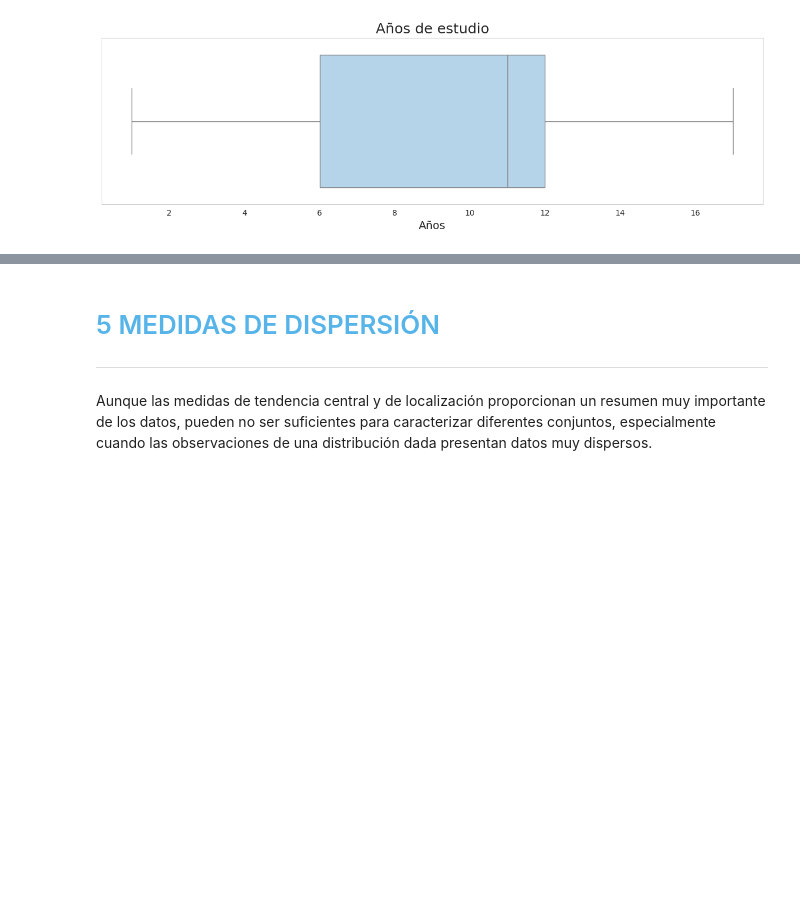
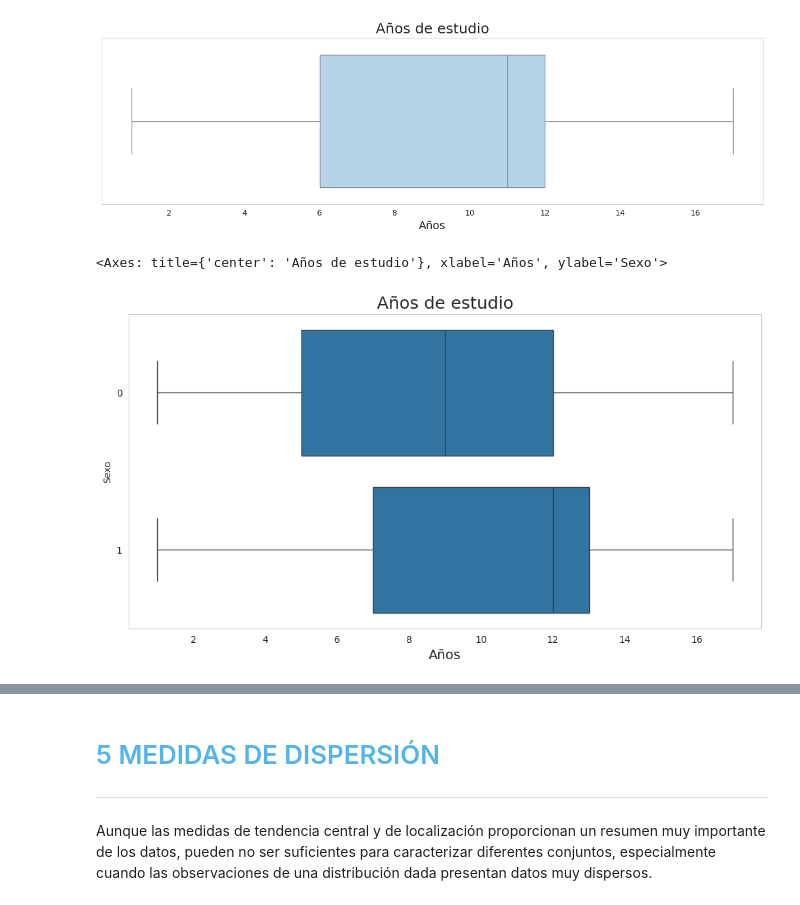
Before and after one commit to r2x4/machine_alura_oracle, a Jupyter notebook: frecuencia_medidas/colab_estadistica.ipynb.ipynb, the cells around one changed output, grey strips where cells are left out. Saved outputs shown, nothing was run; the diff lists cells and outputs as text; code cells hidden in the pictures; blank space fills up the shorter version.

```diff
--- a/frecuencia_medidas/colab_estadistica.ipynb.ipynb
+++ b/frecuencia_medidas/colab_estadistica.ipynb.ipynb
@@ -1445,3 +1448,15 @@ plt.tight_layout()
 plt.show()
 # %% [output]
 [figure]
+# %%
+# Años de estudio
+
+ax = sns.boxplot(x='Años de Estudio', y='Sexo',data=datos, orient= 'h' )
+ax.figure.set_size_inches(12, 6)
+ax.set_title('Años de estudio', fontsize=18)
+ax.set_xlabel('Años', fontsize=14)
+ax.grid(False)
+ax
+# %% [output]
+<Axes: title={'center': 'Años de estudio'}, xlabel='Años', ylabel='Sexo'>
+[figure, added]
```
Also changed, not shown: parts of 5 cells of this notebook.
